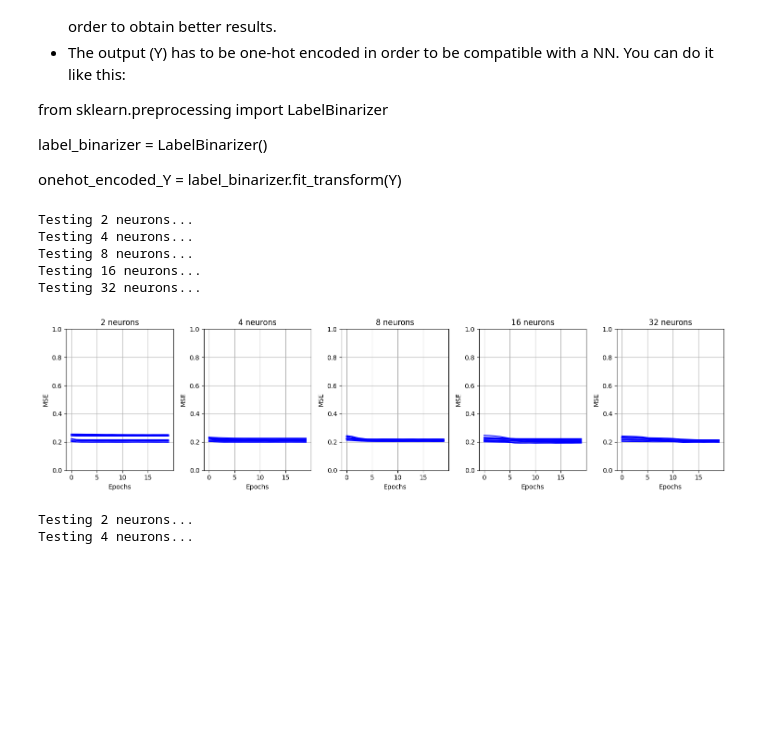
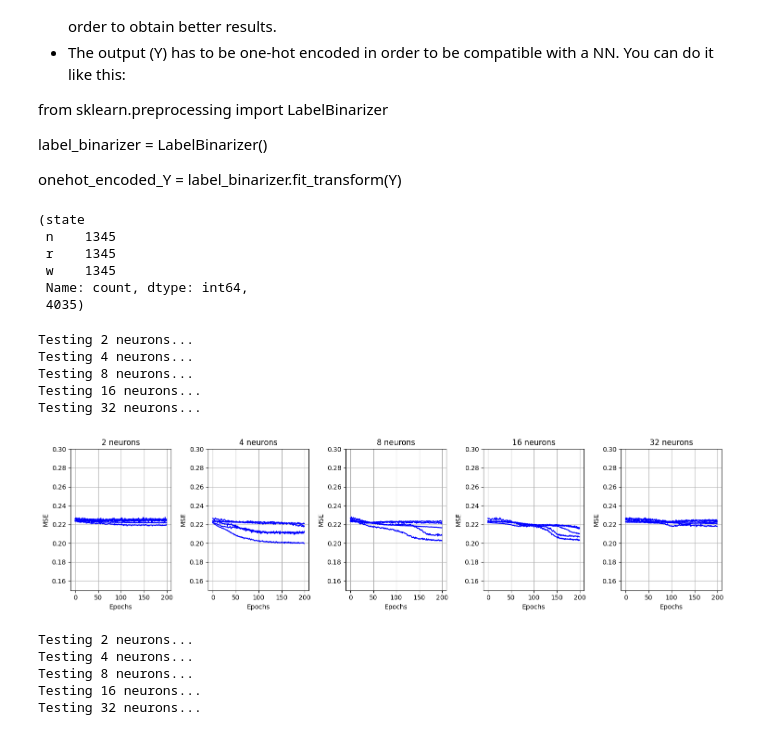
Before and after one commit to bastienvty/mse_machle, a Jupyter notebook: pw10/9_model_selection.ipynb, the cells around one changed output. Saved outputs shown, nothing was run; the diff lists cells and outputs as text; code cells hidden in the pictures; blank space fills up the shorter version.

```diff
--- a/pw10/9_model_selection.ipynb
+++ b/pw10/9_model_selection.ipynb
@@ -247,36 +253,57 @@ from scipy.stats import randint
 # %%
 path = os.path.join(os.getcwd(), 'EEG_mouse_data.csv')
 data_mice = pd.read_csv(path)
+# %%
+# Shuffle the dataset
+shuffled_data = data_mice.sample(frac=1, random_state=42)
+
+# Find the number of samples in the smallest class
+min_class_size = shuffled_data['state'].value_counts().min()
+
+# Select equal number of samples for each class
+balanced_data = shuffled_data.groupby('state').apply(lambda x: x.head(min_class_size)).reset_index(drop=True)
+
+# Checking the new class distribution and the size of the dataset
+new_class_distribution_balanced = balanced_data['state'].value_counts()
+dataset_size = balanced_data.shape[0]
+
+new_class_distribution_balanced, dataset_size
+# %% [output]
+(state
+ n    1345
+ r    1345
+ w    1345
+ Name: count, dtype: int64,
+ 4035)
 # %%
-X = data_mice.drop(['EEGv','state'],axis=1).to_numpy()
+X = balanced_data.drop(['EEGv','state'],axis=1).to_numpy()
 X = MinMaxScaler().fit_transform(X)
-Y = data_mice['state'].values
+Y = balanced_data['state'].values
 label_binarizer = LabelBinarizer()
 onehot_encoded_Y = label_binarizer.fit_transform(Y)
-
-# Split the data into training and testing sets
-X_train, X_test, Y_train, Y_test = train_test_split(X, Y, test_size=0.2, random_state=42)
 # %%
 # prepare dataset for training
 dataset = np.concatenate((X, onehot_encoded_Y), axis=1)
+
+n_classes = len(label_binarizer.classes_) # 3: 'r', 'n', 'w'
+n_features = dataset.shape[1] - n_classes # Number of features (excluding one-hot encoded labels)
 # %%
 # Set the parameters for the MLP
-N_INITS = 10
-EPOCHS = 20
+N_INITS = 5
+EPOCHS = 200
 N_NEURONS = [2, 4, 8, 16, 32]
 LEARNING_RATE = 0.001
 MOMENTUM = 0.5
 # %%
 MSE = np.zeros((len(N_NEURONS), N_INITS, EPOCHS))
-num_features = dataset.shape[1] - 3  # Number of features (excluding one-hot encoded labels)
 
 for i_h, h in enumerate(N_NEURONS):                                     # looping over the number of hidden neurons
     print('Testing', h, 'neurons...')
-    nn = mlp.MLP_N_output_classes([num_features,h,3], 'softmax')
+    nn = mlp.MLP_N_output_classes([n_features,h,n_classes], 'softmax')
     for i in np.arange(N_INITS):                                        # looping over the initializations
         nn.init_weights()
 
-        MSE[i_h, i, :] = nn.fit((dataset[:,0:-3], dataset[:,-3:]),
+        MSE[i_h, i, :] = nn.fit((dataset[:,:-n_classes], dataset[:,-n_classes:]),
                                 learning_rate=LEARNING_RATE,
                                 momentum=MOMENTUM,
                                 epochs=EPOCHS)
@@ -289,16 +316,16 @@ Testing 32 neurons...
 # %%
 pl.figure(figsize=(15,4))
 p_count = 0
 for n in np.arange(MSE.shape[0]):
     pl.subplot(1, MSE.shape[0], n+1)
     for i in np.arange(MSE.shape[1]):
         pl.plot(MSE[n,i,:], c='b')
-    pl.ylim(0,1)
+    pl.ylim(0.15,0.3)
     pl.xlabel('Epochs')
     pl.ylabel('MSE')
     pl.title(str(N_NEURONS[n]) + ' neurons')
     pl.grid()
 pl.tight_layout()
 # %% [output]
-[figure, old version]
+[figure, new version]
 # %%
@@ -312,7 +339,7 @@ MSE_test = np.zeros((len(N_NEURONS), EPOCHS, N_TESTS))
 
 for i_h, h in enumerate(N_NEURONS):                                     # looping the number of hidden neurons
     print('Testing', h, 'neurons...')
-    nn = mlp.MLP_N_output_classes([num_features,h,3], 'softmax')
+    nn = mlp.MLP_N_output_classes([n_features,h,n_classes], 'softmax')
     for i in np.arange(N_TESTS):                                        # looping the tests
         nn.init_weights()                                               # the network has to be reinitialized before each test
         temp1, temp2 = cv.k_fold_cross_validation_per_epoch(nn,         # notice that we do not use cv.k_fold_cross_validation
@@ -327,6 +354,9 @@ for i_h, h in enumerate(N_NEURONS):                                     # loopin
 # %% [output]
 Testing 2 neurons...
 Testing 4 neurons...
+Testing 8 neurons...
+Testing 16 neurons...
+Testing 32 neurons...
 # %%
 # plot the MSE across epochs for the different models for each training and test
 MSE_train_mean = np.mean(MSE_train, axis=2)
```
Also changed, not shown: parts of 13 cells of this notebook, 1 other file.
